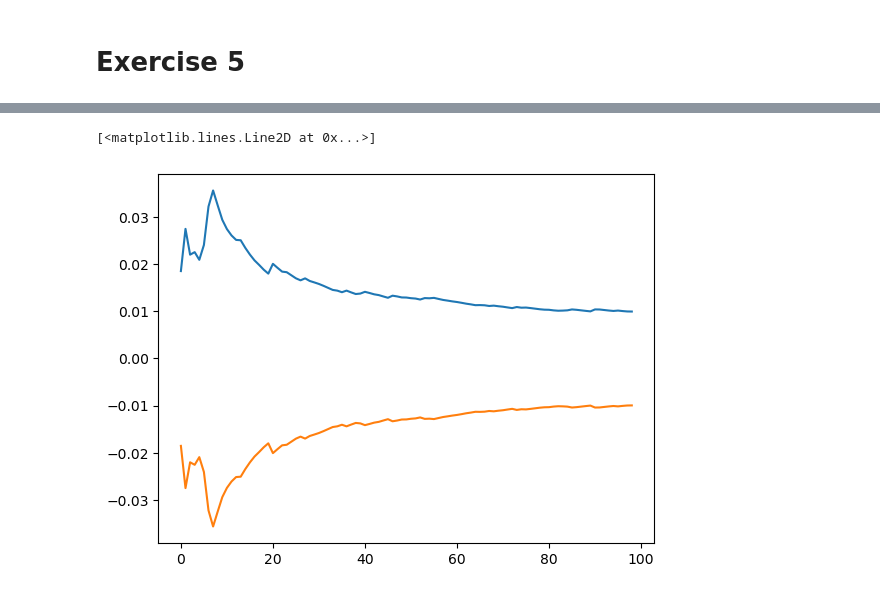
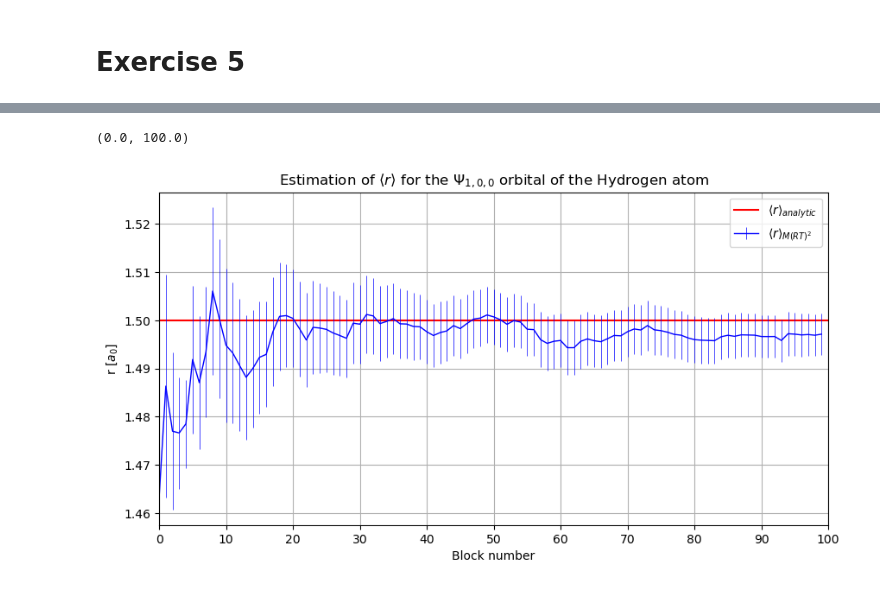
Before and after one commit to Giac97/Simulazione-Numerica, a Jupyter notebook: notebooks/Exercise 5/Exercise 5 - Analysis.ipynb, the cells around one changed output, grey strips where cells are left out. Saved outputs shown, nothing was run; the diff lists cells and outputs as text; code cells hidden in the pictures.

```diff
--- a/notebooks/Exercise 5/Exercise 5 - Analysis.ipynb
+++ b/notebooks/Exercise 5/Exercise 5 - Analysis.ipynb
@@ -19,6 +27,14 @@ plt.xlim((0, 100))
-# %%
-plt.plot(r_err[1:])
-plt.plot(-r_err[1:])
-# %% [output]
-[<matplotlib.lines.Line2D at 0x...>]
-[figure, removed]
+# %%
+plt.figure(figsize = (10,5))
+plt.axhline(1.5, color = "red", label = r"$\langle r\rangle_{analytic}$ ")
+plt.errorbar(N, r_avg_1s, r_err_1s, color = "blue", linewidth =1, elinewidth = 0.5,ecolor = "blue", label = r"$\langle r\rangle_{M(RT)^2}$ ")
+plt.legend()
+plt.title(r"Estimation of $\langle r \rangle$ for the $\Psi_{1,0,0}$ orbital of the Hydrogen atom")
+plt.xticks(np.arange(0,110, 10))
+plt.grid()
+plt.xlabel("Block number")
+plt.ylabel(r"r [$a_0$]")
+plt.xlim((0, 100))
+# %% [output]
+(0.0, 100.0)
+[figure, added]
```
Also changed, not shown: parts of 2 cells of this notebook, 18 other files.
